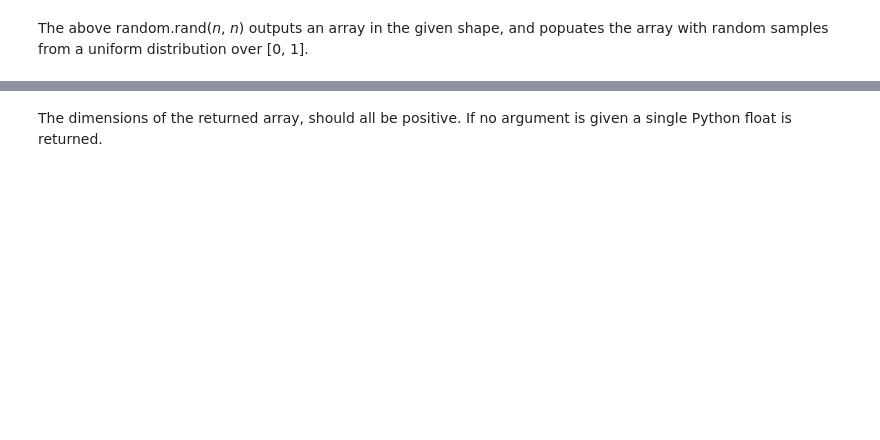
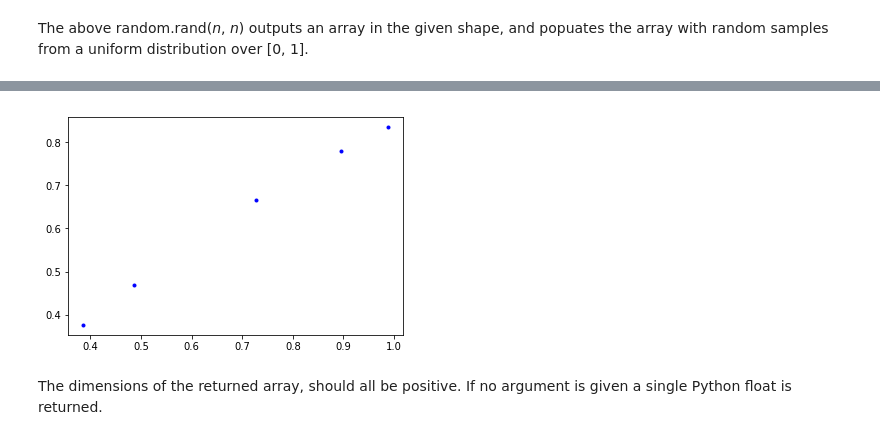
Before and after one commit to Trojan-Hawk/EmergingTechnologies_Project_2018, a Jupyter notebook: numpy-random.ipynb, the cells around one changed output, grey strips where cells are left out. Drawn from its saved outputs; the diff is of its cells as text; code cells hidden in the pictures; blank space fills up the shorter version.

```diff
--- a/numpy-random.ipynb
+++ b/numpy-random.ipynb
@@ -90,3 +93,10 @@ array([0.1996699 , 0.30267197, 0.77538217, 0.55672121, 0.51040821])
+# %%
+x = np.random.rand(5)
+y = np.sin(x)
+plt.plot(x, y, 'b.')
+plt.show()
+# %% [output]
+[figure, added]
 # %% [markdown]
 The dimensions of the returned array, should all be positive. If no argument is given a single Python float is returned.
 # %%
```
Also changed, not shown: parts of 70 cells of this notebook.
